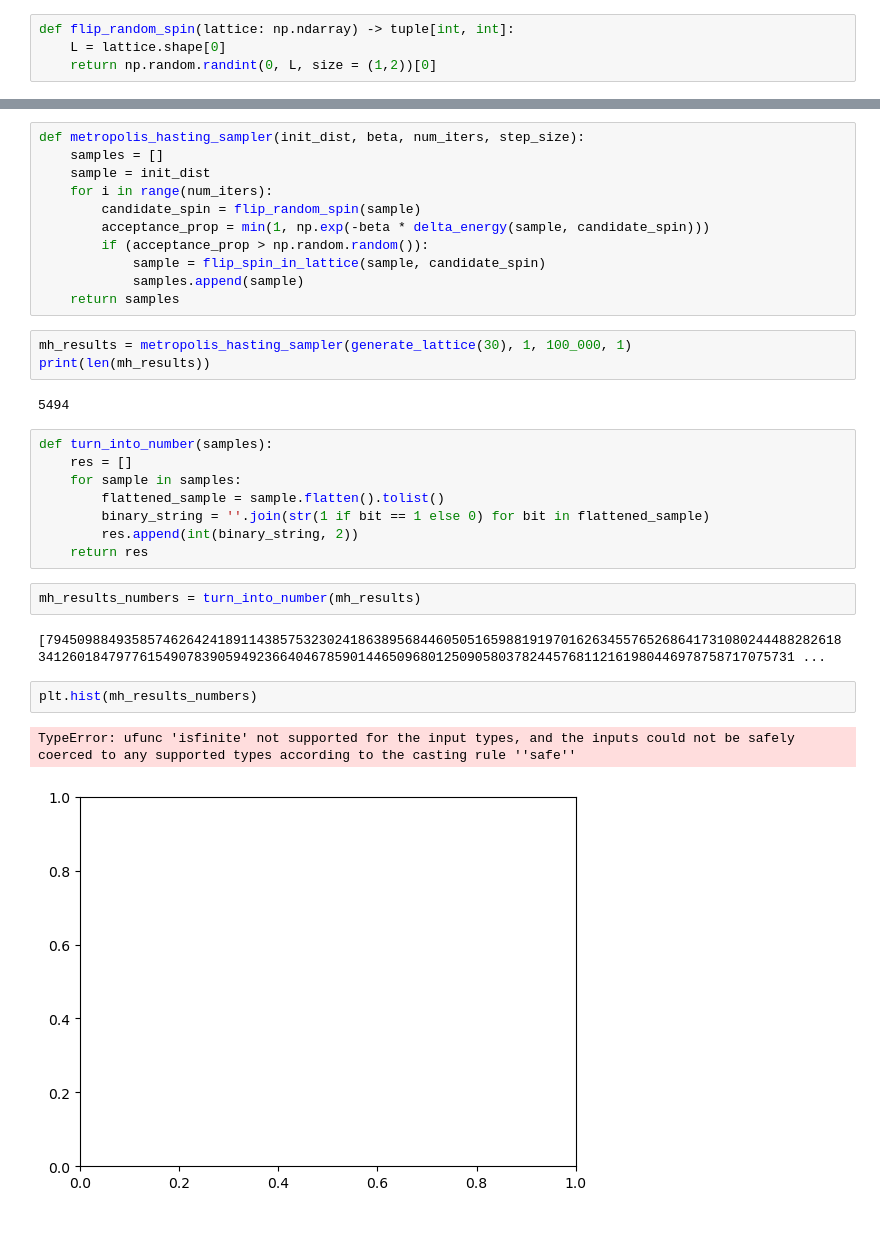
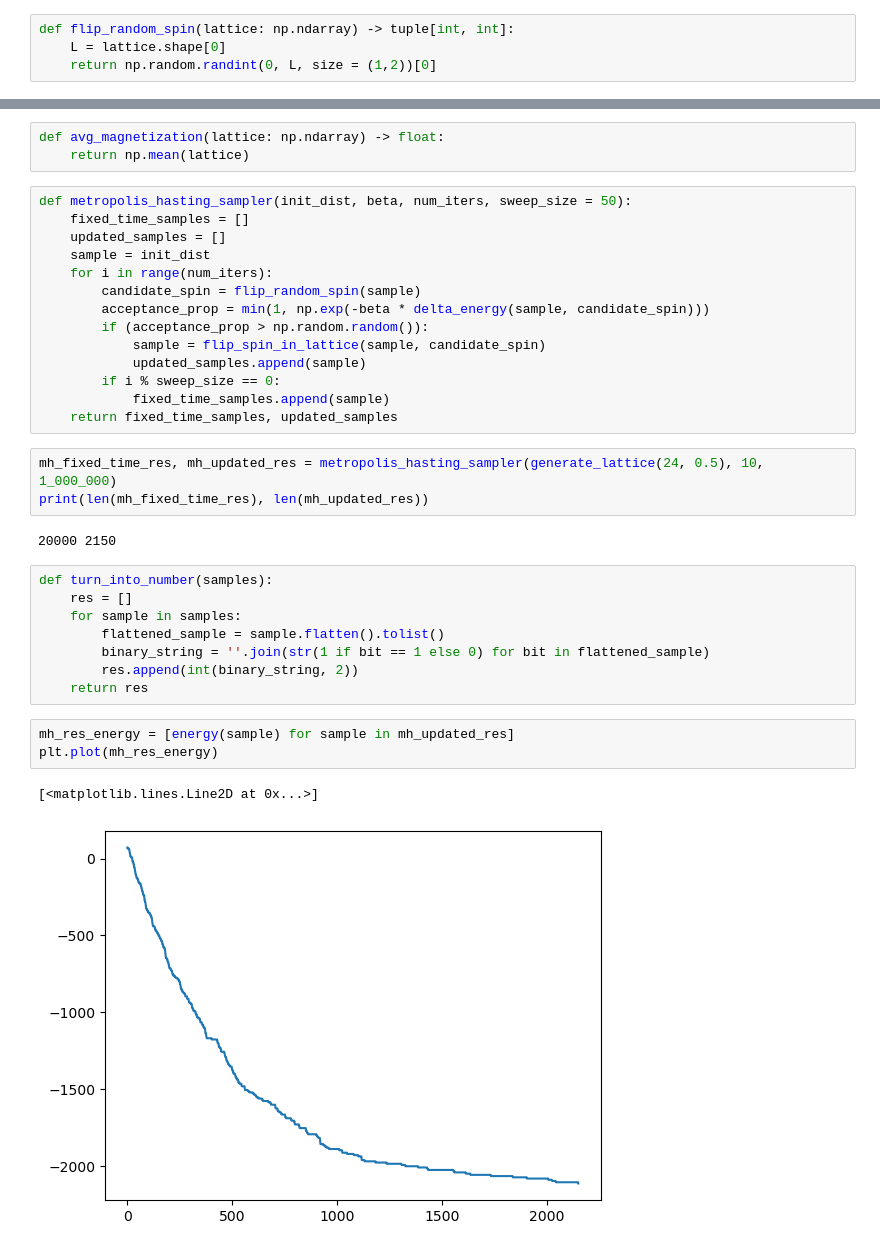
Before and after one commit to fysmoe1121/Phase-Transitions-Ising-Model, a Jupyter notebook: ising_model.ipynb, the cells around one changed output, grey strips where cells are left out. Saved outputs shown, nothing was run; the diff lists cells and outputs as text.

```diff
--- a/ising_model.ipynb
+++ b/ising_model.ipynb
@@ -210,19 +189,25 @@ def metropolis(proposal_func, init_dist, score_func,
+# %%
+def avg_magnetization(lattice: np.ndarray) -> float:
+    return np.mean(lattice)
 # %%
-def metropolis_hasting_sampler(init_dist, beta, num_iters, step_size):
-    samples = []
+def metropolis_hasting_sampler(init_dist, beta, num_iters, sweep_size = 50):
+    fixed_time_samples = []
+    updated_samples = []
     sample = init_dist
     for i in range(num_iters):
         candidate_spin = flip_random_spin(sample)
         acceptance_prop = min(1, np.exp(-beta * delta_energy(sample, candidate_spin)))
         if (acceptance_prop > np.random.random()):
             sample = flip_spin_in_lattice(sample, candidate_spin)
-            samples.append(sample)
-    return samples
+            updated_samples.append(sample)
+        if i % sweep_size == 0:
+            fixed_time_samples.append(sample)
+    return fixed_time_samples, updated_samples
-# %%
-mh_results = metropolis_hasting_sampler(generate_lattice(30), 1, 100_000, 1)
-print(len(mh_results))
-# %% [output]
-5494
+# %%
+mh_fixed_time_res, mh_updated_res = metropolis_hasting_sampler(generate_lattice(24, 0.5), 10, 1_000_000)
+print(len(mh_fixed_time_res), len(mh_updated_res))
+# %% [output]
+20000 2150
 # %%
 def turn_into_number(samples):
     res = []
@@ -231,12 +216,9 @@ def turn_into_number(samples):
         binary_string = ''.join(str(1 if bit == 1 else 0) for bit in flattened_sample)
         res.append(int(binary_string, 2))
     return res
-# %%
-mh_results_numbers = turn_into_number(mh_results)
-# %% [output]
-[7945098849358574626424189114385753230241863895684460505165988191970162634557652686417310802444882826183412601847977615490783905949236640467859014465096801250905803782445768112161980446978758717075731 ...
-# %%
-plt.hist(mh_results_numbers)
-# %% [output]
-TypeError: ufunc 'isfinite' not supported for the input types, and the inputs could not be safely coerced to any supported types according to the casting rule ''safe''
-[figure, removed]
+# %%
+mh_res_energy = [energy(sample) for sample in mh_updated_res]
+plt.plot(mh_res_energy)
+# %% [output]
+[<matplotlib.lines.Line2D at 0x...>]
+[figure, added]
```
Also changed, not shown: parts of 10 cells of this notebook.
